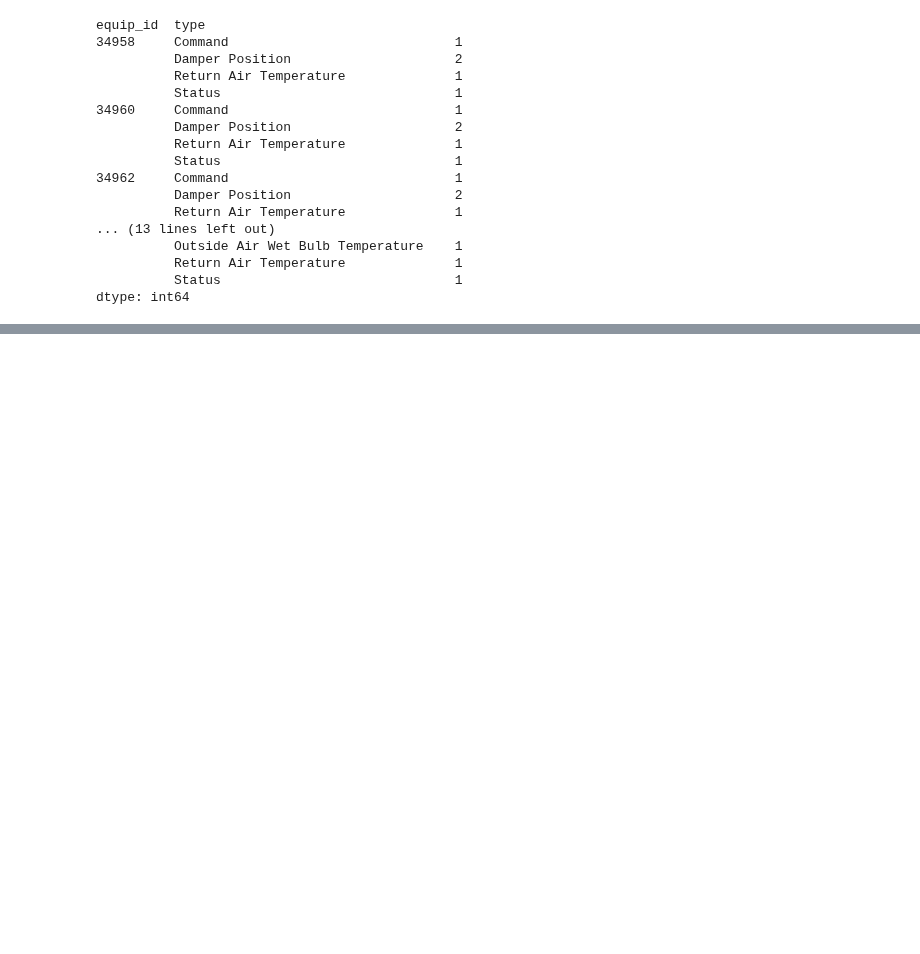
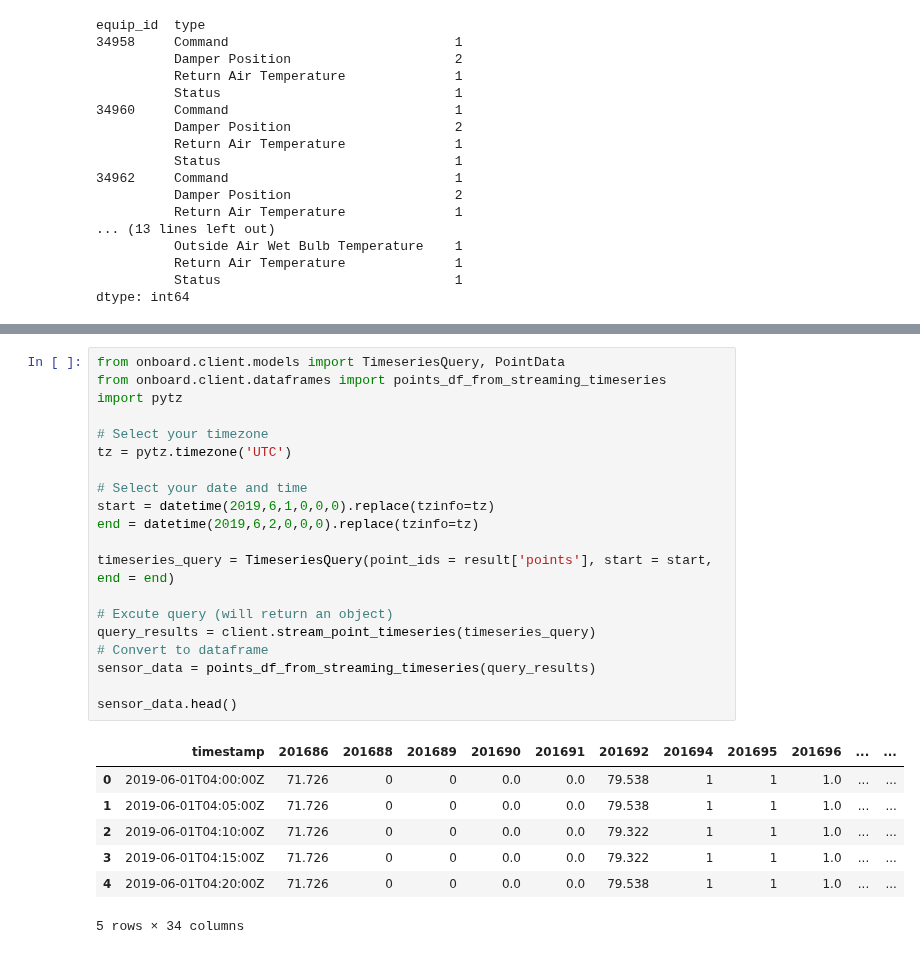
Before and after one commit to yairg98/Data-Driven-Problem-Solving, a Jupyter notebook: Assignments/FinalProjectNotebook.ipynb, the cells around one changed output, grey strips where cells are left out. Saved outputs shown, nothing was run; the diff lists cells and outputs as text; blank space fills up the shorter version.

```diff
--- a/Assignments/FinalProjectNotebook.ipynb
+++ b/Assignments/FinalProjectNotebook.ipynb
@@ -332,0 +348,28 @@ dtype: int64
+# %%
+from onboard.client.models import TimeseriesQuery, PointData
+from onboard.client.dataframes import points_df_from_streaming_timeseries
+import pytz
+
+# Select your timezone
+tz = pytz.timezone('UTC')
+
+# Select your date and time
+start = datetime(2019,6,1,0,0,0).replace(tzinfo=tz)
+end = datetime(2019,6,2,0,0,0).replace(tzinfo=tz)
+
+timeseries_query = TimeseriesQuery(point_ids = result['points'], start = start, end = end)
+
+# Excute query (will return an object)
+query_results = client.stream_point_timeseries(timeseries_query)
+# Convert to dataframe
+sensor_data = points_df_from_streaming_timeseries(query_results)
+
+sensor_data.head()
+# %% [output]
+|  | timestamp | 201686 | 201688 | 201689 | 201690 | 201691 | 201692 | 201694 | 201695 | 201696 | ... | ... |
+| 0 | 2019-06-01T04:00:00Z | 71.726 | 0 | 0 | 0.0 | 0.0 | 79.538 | 1 | 1 | 1.0 | ... | ... |
+| 1 | 2019-06-01T04:05:00Z | 71.726 | 0 | 0 | 0.0 | 0.0 | 79.538 | 1 | 1 | 1.0 | ... | ... |
+| 2 | 2019-06-01T04:10:00Z | 71.726 | 0 | 0 | 0.0 | 0.0 | 79.322 | 1 | 1 | 1.0 | ... | ... |
+| 3 | 2019-06-01T04:15:00Z | 71.726 | 0 | 0 | 0.0 | 0.0 | 79.322 | 1 | 1 | 1.0 | ... | ... |
+| 4 | 2019-06-01T04:20:00Z | 71.726 | 0 | 0 | 0.0 | 0.0 | 79.538 | 1 | 1 | 1.0 | ... | ... |
+5 rows × 34 columns
```
Also changed, not shown: parts of 3 cells of this notebook.
